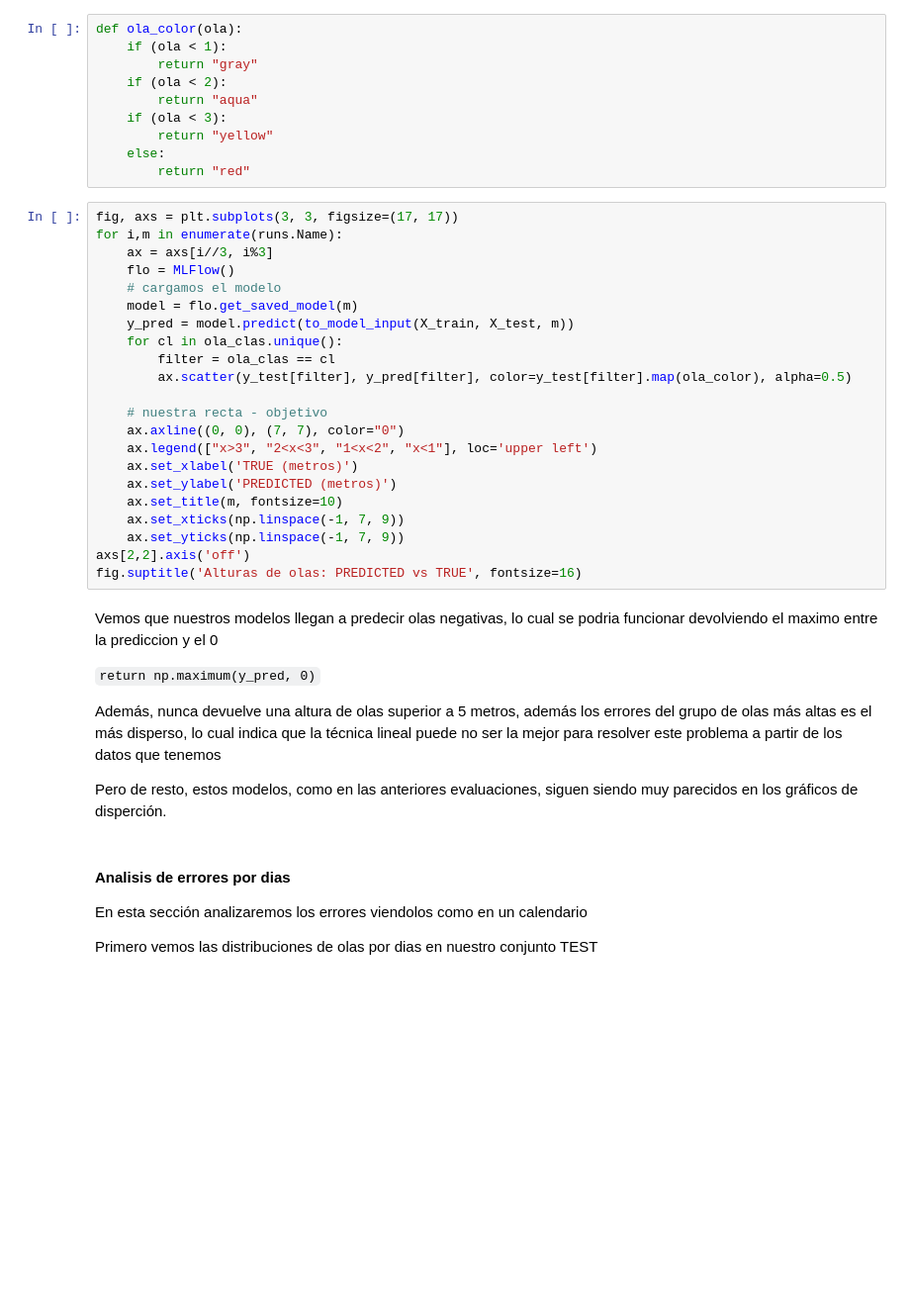
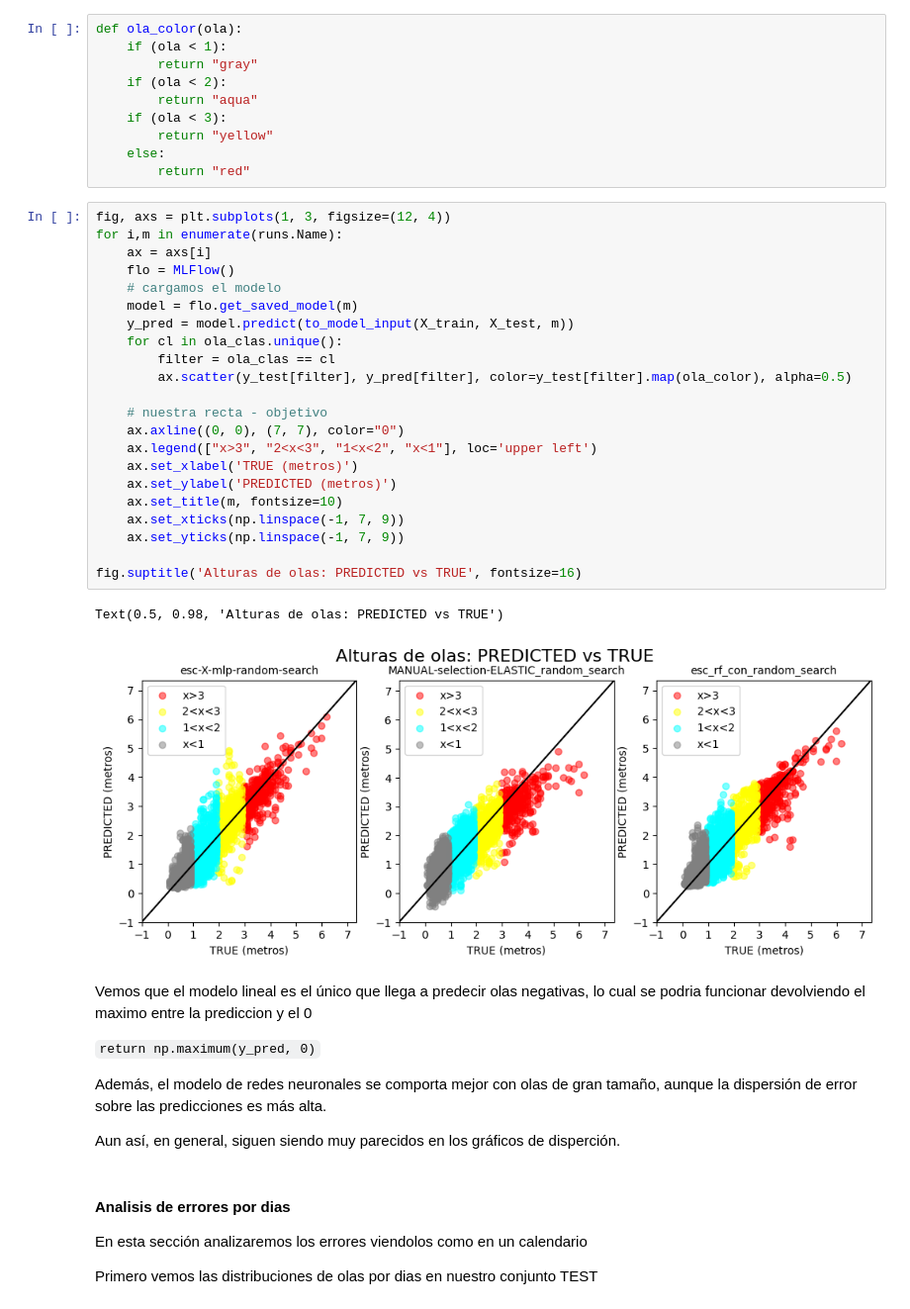
Before and after one commit to MarioBaldocchi/PD, a Jupyter notebook: modelos/evaluacion/evaluacion-best.ipynb, the cells around one changed output. Shown at 99% size. Drawn from its saved outputs; the diff is of its cells as text; blank space fills up the shorter version.

Commit message:
Forest ejecutado y evaluacion best hecho

```diff
--- a/modelos/evaluacion/evaluacion-best.ipynb
+++ b/modelos/evaluacion/evaluacion-best.ipynb
@@ -161,35 +164,38 @@ def ola_color(ola):
     else:
         return "red"
 # %%
-fig, axs = plt.subplots(3, 3, figsize=(17, 17))
+fig, axs = plt.subplots(1, 3, figsize=(12, 4))
 for i,m in enumerate(runs.Name):
-    ax = axs[i//3, i%3]
+    ax = axs[i]
     flo = MLFlow()
     # cargamos el modelo
     model = flo.get_saved_model(m)
     y_pred = model.predict(to_model_input(X_train, X_test, m))
     for cl in ola_clas.unique():
         filter = ola_clas == cl
         ax.scatter(y_test[filter], y_pred[filter], color=y_test[filter].map(ola_color), alpha=0.5)
 
     # nuestra recta - objetivo
     ax.axline((0, 0), (7, 7), color="0")
     ax.legend(["x>3", "2<x<3", "1<x<2", "x<1"], loc='upper left')
     ax.set_xlabel('TRUE (metros)')
     ax.set_ylabel('PREDICTED (metros)')
     ax.set_title(m, fontsize=10)
     ax.set_xticks(np.linspace(-1, 7, 9))
     ax.set_yticks(np.linspace(-1, 7, 9))
-axs[2,2].axis('off')
+
 fig.suptitle('Alturas de olas: PREDICTED vs TRUE', fontsize=16)
+# %% [output]
+Text(0.5, 0.98, 'Alturas de olas: PREDICTED vs TRUE')
+[figure, added]
 # %% [markdown]
-Vemos que nuestros modelos llegan a predecir olas negativas, lo cual se podria funcionar devolviendo el maximo entre la prediccion y el 0
+Vemos que el modelo lineal es el único que llega a predecir olas negativas, lo cual se podria funcionar devolviendo el maximo entre la prediccion y el 0
 
 `return np.maximum(y_pred, 0)`
 
-Además, nunca devuelve una altura de olas superior a 5 metros, además los errores del grupo de olas más altas es el más disperso, lo cual indica que la técnica lineal puede no ser la mejor para resolver este problema a partir de los datos que tenemos
+Además, el modelo de redes neuronales se comporta mejor con olas de gran tamaño, aunque la dispersión de error sobre las predicciones es más alta.
 
-Pero de resto, estos modelos, como en las anteriores evaluaciones, siguen siendo muy parecidos en los gráficos de disperción.
+Aun así, en general, siguen siendo muy parecidos en los gráficos de disperción.
 # %% [markdown]
 #### Analisis de errores por dias
 
```
Also changed, not shown: parts of 9 cells of this notebook, 2 other files.
